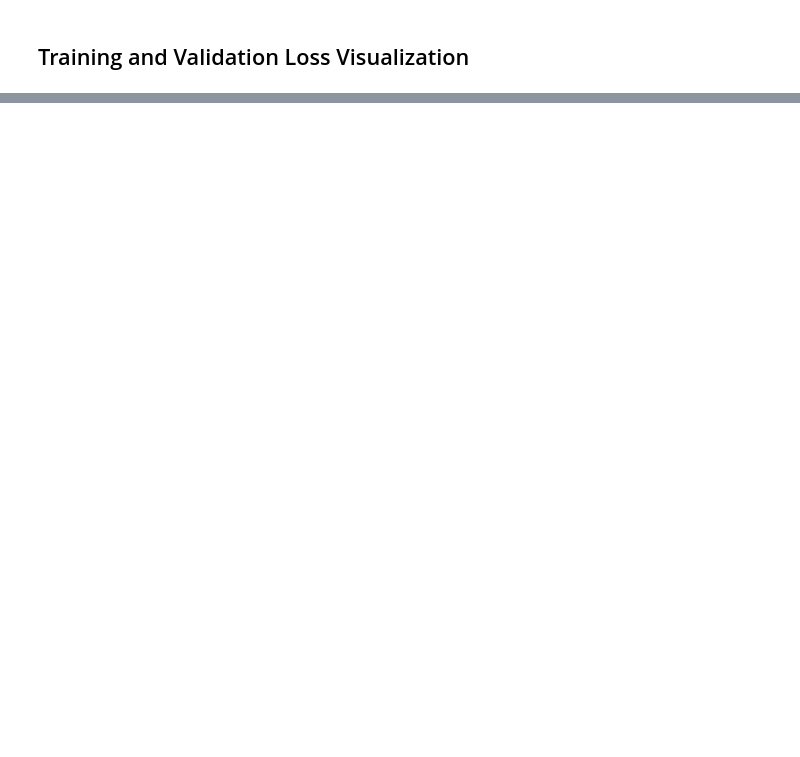
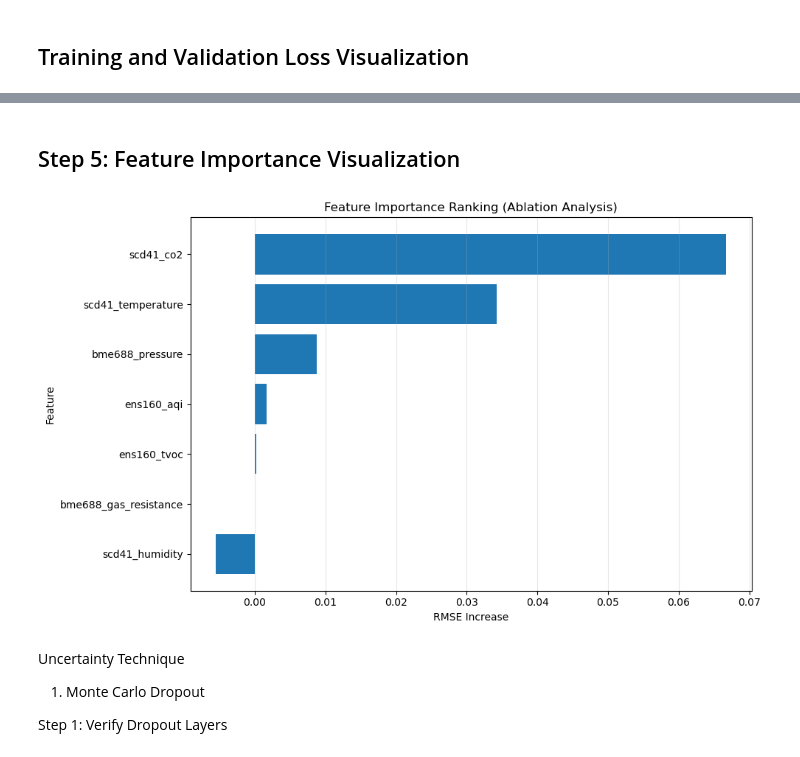
Before and after one commit to nid2709/TSA, a Jupyter notebook: notebooks/Transformer.ipynb, the cells around one changed output, grey strips where cells are left out. Cells and saved outputs as stored; diff of their text form; code cells hidden in the pictures; blank space fills up the shorter version.

```diff
--- a/notebooks/Transformer.ipynb
+++ b/notebooks/Transformer.ipynb
@@ -2677,0 +1229,6 @@ layer_similarity_df
+# %%
+baseline_rmse = rmse
+baseline_mae = mae
+
+print("Baseline RMSE:", baseline_rmse)
+print("Baseline MAE :", baseline_mae)
@@ -2677,0 +1240,14 @@ layer_similarity_df
+# %%
+ablation_features = [
+    "scd41_co2",
+    "scd41_temperature",
+    "scd41_humidity",
+    "ens160_aqi",
+    "ens160_tvoc",
+    "bme688_gas_resistance"
+]
+
+print("Features Selected For Ablation:")
+
+for feature in ablation_features:
+    print("-", feature)
@@ -2677,0 +1423,36 @@ layer_similarity_df
+# %% [markdown]
+## Step 5: Feature Importance Visualization
+# %%
+plt.figure(figsize=(10,6))
+
+plot_df = ablation_results.sort_values(
+    "RMSE Increase",
+    ascending=True
+)
+
+plt.barh(
+    plot_df["Feature"],
+    plot_df["RMSE Increase"]
+)
+
+plt.xlabel("RMSE Increase")
+plt.ylabel("Feature")
+
+plt.title(
+    "Feature Importance Ranking (Ablation Analysis)"
+)
+
+plt.grid(
+    axis="x",
+    alpha=0.3
+)
+
+plt.tight_layout()
+plt.show()
+# %% [output]
+[figure, added]
+# %% [markdown]
+Uncertainty Technique
+1. Monte Carlo Dropout
+
+Step 1: Verify Dropout Layers
```
Also changed, not shown: parts of 107 cells of this notebook, 1 other file.
